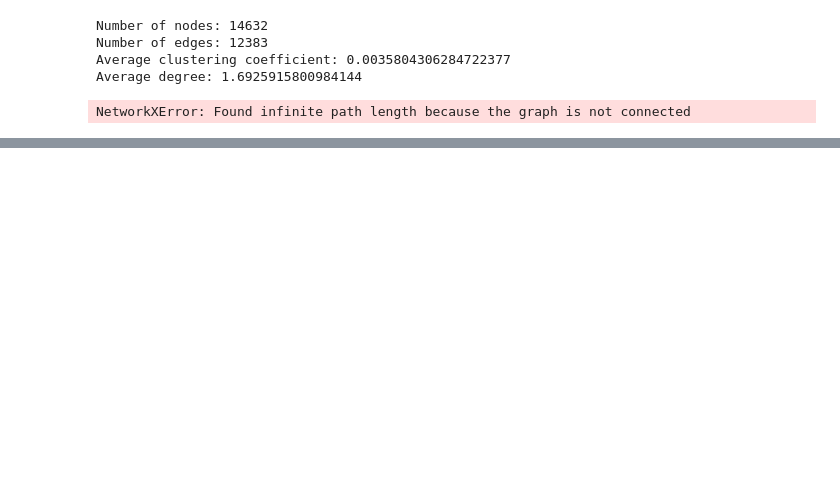
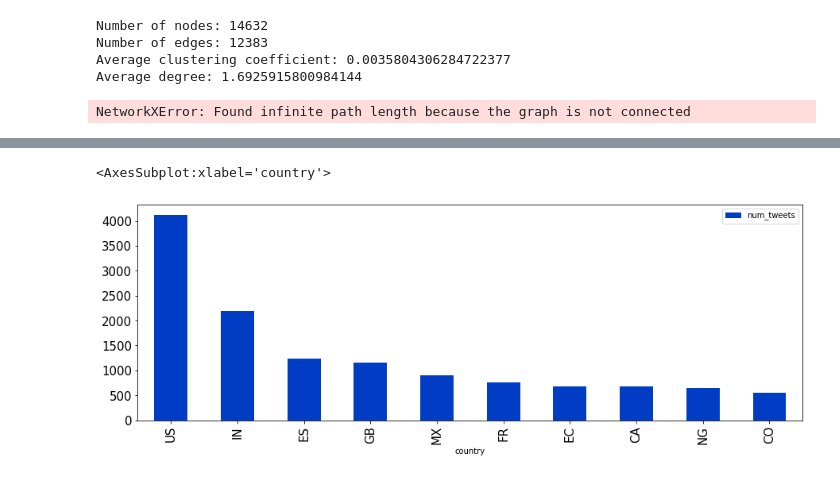
Before and after one commit to MehediH/twitter-covid-19, a Jupyter notebook: twitterNetwork.ipynb, the cells around one changed output, grey strips where cells are left out. Saved outputs shown, nothing was run; the diff lists cells and outputs as text; code cells hidden in the pictures; blank space fills up the shorter version.

```diff
--- a/twitterNetwork.ipynb
+++ b/twitterNetwork.ipynb
@@ -175,0 +178,7 @@ create_gephi_from_network(G, "coronavirus"), len(d)
+# %%
+countryDf = pd.DataFrame(dict(df.country_code.value_counts()).items(), columns=['country', 'num_tweets'])
+countryDf = countryDf[0:10]
+countryDf.plot.bar(x="country", y="num_tweets", figsize=(15,5), fontsize=15, color="#013DC4")
+# %% [output]
+<AxesSubplot:xlabel='country'>
+[figure, added]
```
Also changed, not shown: parts of 7 cells of this notebook, 15 other files.
